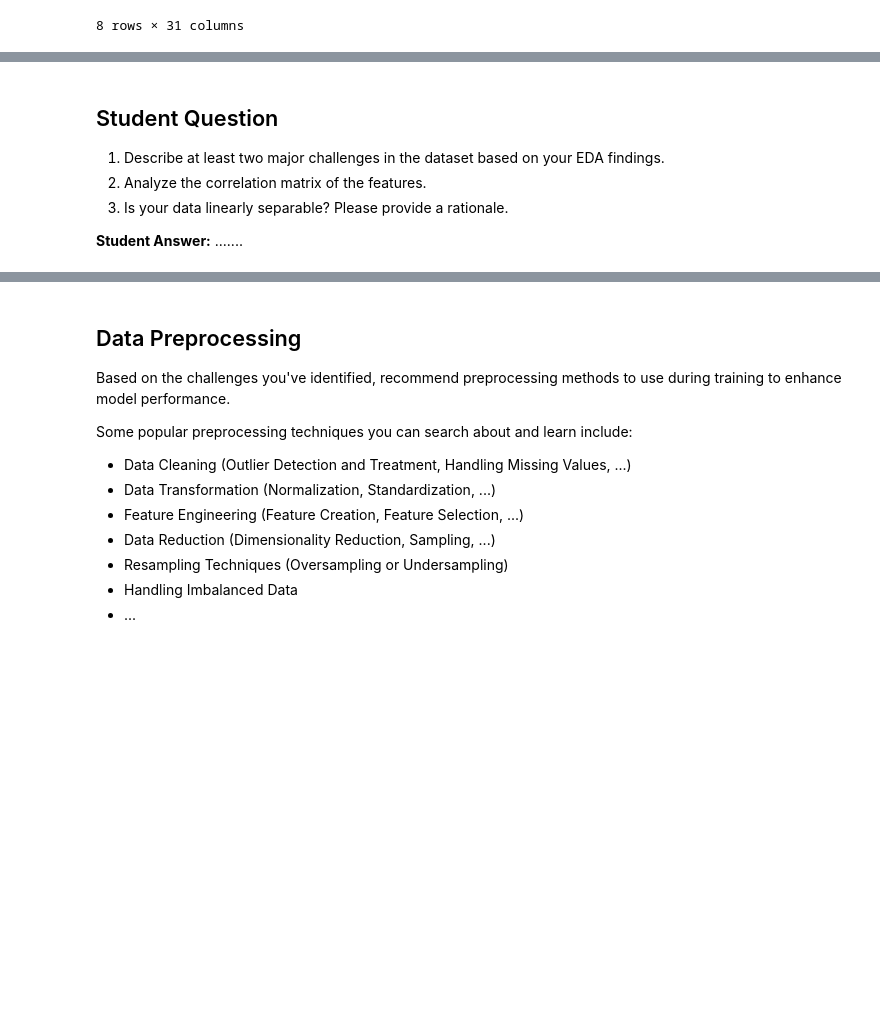
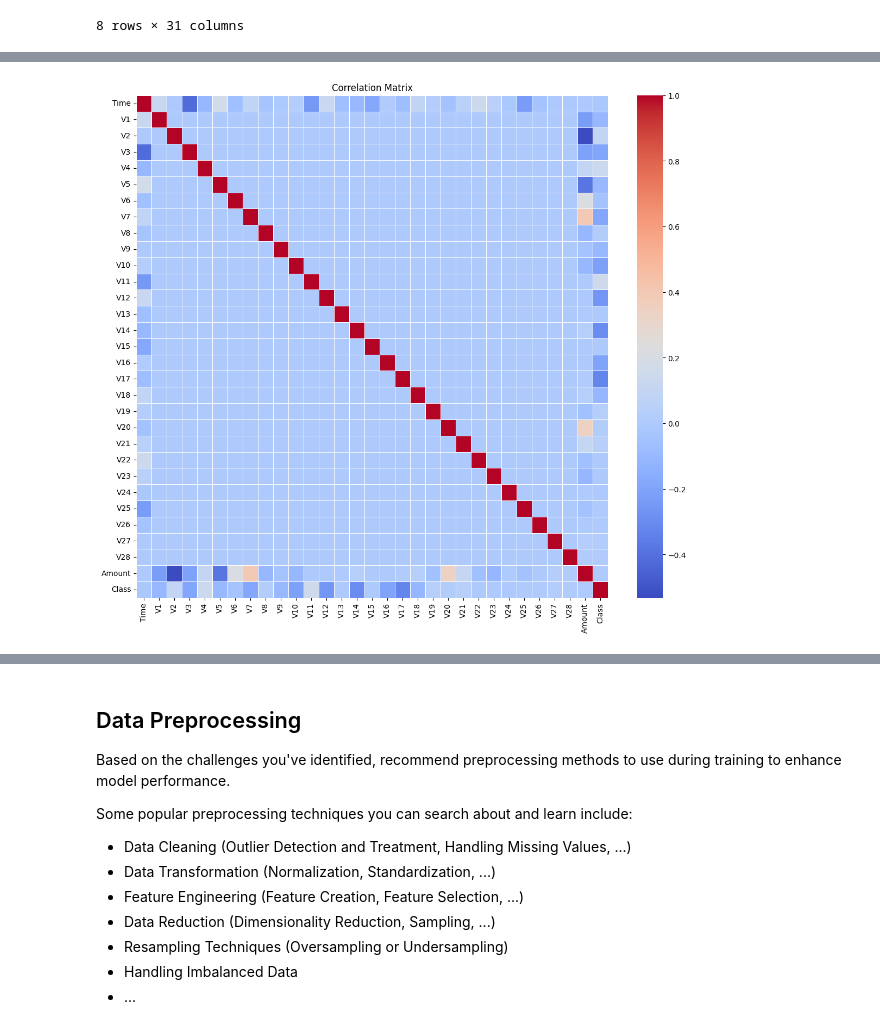
Before and after one commit to mahdiiimh/Rayan-ai-contest, a Jupyter notebook: Machine-Learning/Homework_1.ipynb, the cells around one changed output, grey strips where cells are left out. Drawn from its saved outputs; the diff is of its cells as text; code cells hidden in the pictures; blank space fills up the shorter version.

```diff
--- a/Machine-Learning/Homework_1.ipynb
+++ b/Machine-Learning/Homework_1.ipynb
@@ -183,8 +175,8 @@ pass
-# %% [markdown]
-## Student Question
-
-1. Describe at least two major challenges in the dataset based on your EDA findings.
-2. Analyze the correlation matrix of the features.
-3. Is your data linearly separable? Please provide a rationale.
-
-  **Student Answer:**  .......
+# %%
+corr_matrix = df.corr()
+plt.figure(figsize=(14, 12))
+sns.heatmap(corr_matrix, annot=False, fmt=".2f", cmap='coolwarm', linewidths=0.5, linecolor='white')
+plt.title('Correlation Matrix')
+plt.show()
+# %% [output]
+[figure, added]
```
Also changed, not shown: parts of 39 cells of this notebook.
